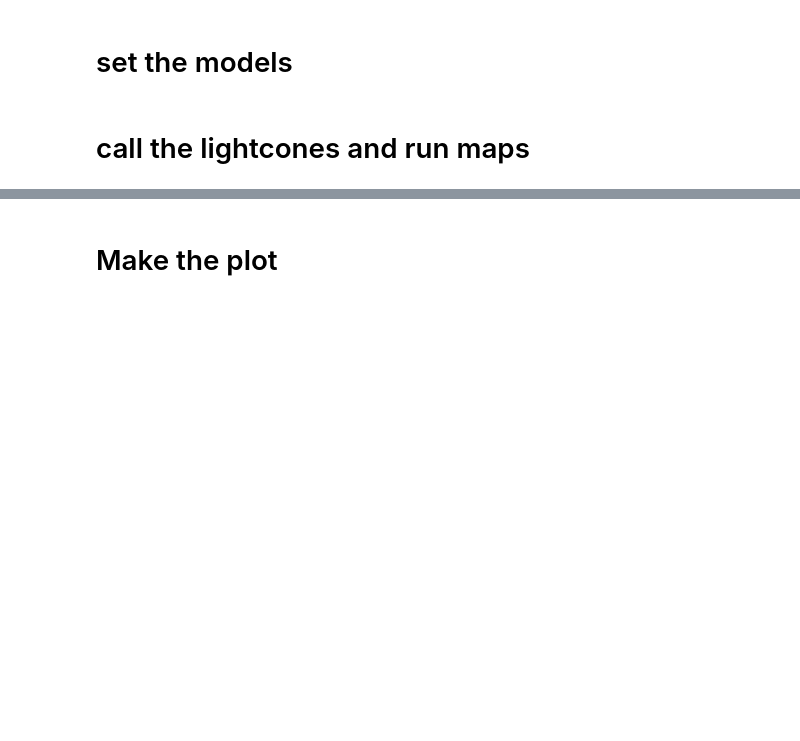
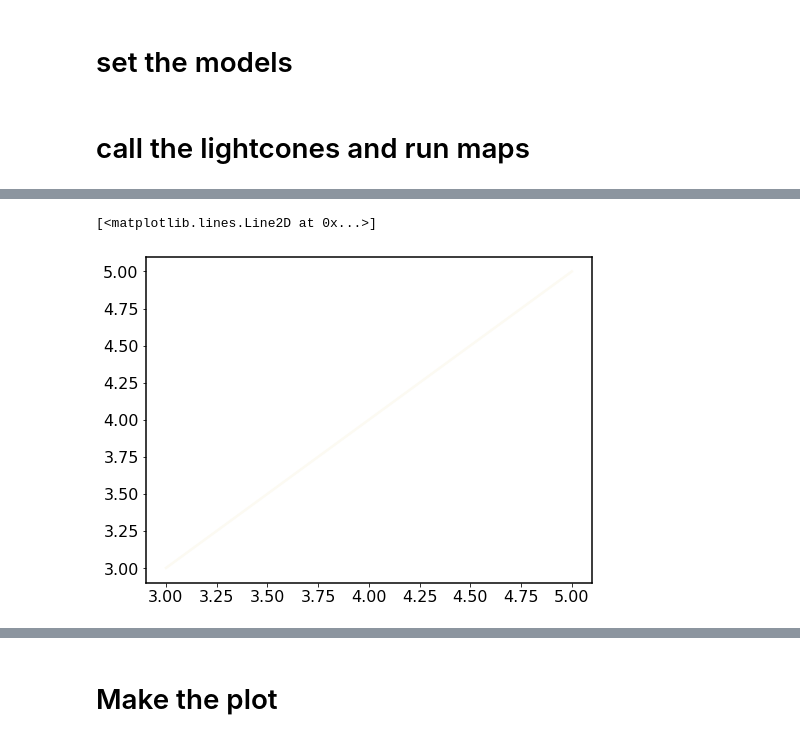
Before and after one commit to kokron/skyLine, a Jupyter notebook: notebooks/final_results_interlopers.ipynb, the cells around one changed output, grey strips where cells are left out. Cells and saved outputs as stored; diff of their text form; code cells hidden in the pictures; blank space fills up the shorter version.

```diff
--- a/notebooks/final_results_interlopers.ipynb
+++ b/notebooks/final_results_interlopers.ipynb
@@ -337,0 +546,5 @@ save_pickle('/home/jlbernal/lim_LC_prods/interlop_LC_ALLq',ALLq)
+# %%
+plt.plot(np.linspace(3,5,3),np.linspace(3,5,3),c=cb_CO.to_rgba(9))
+# %% [output]
+[<matplotlib.lines.Line2D at 0x...>]
+[figure, added]
```
Also changed, not shown: parts of 61 cells of this notebook, 1 other file.
